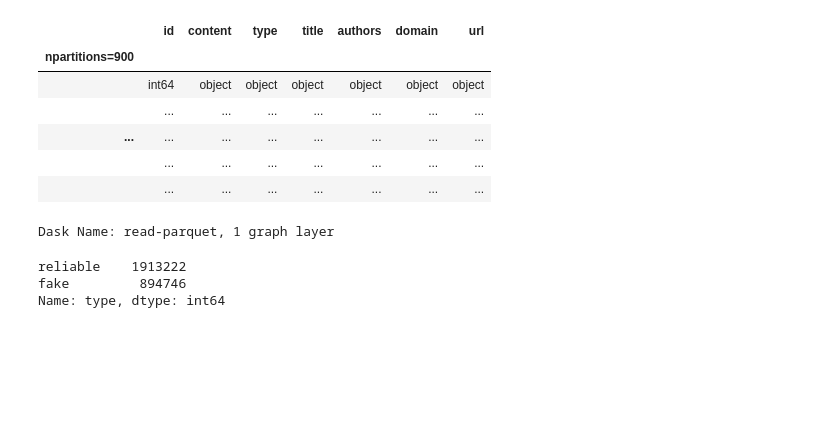
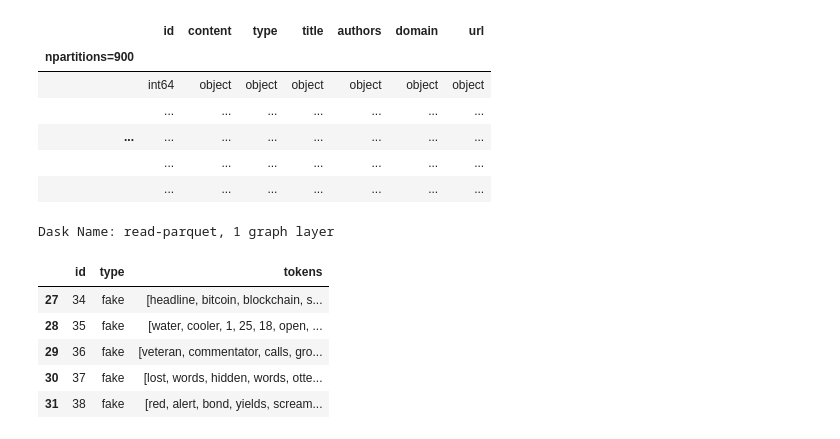
Before and after one commit to KristianDamPedersen/fakenewsproject, a Jupyter notebook: main_notebook.ipynb, the cells around one changed output. Drawn from its saved outputs; the diff is of its cells as text; code cells hidden in the pictures; blank space fills up the shorter version.

```diff
--- a/test_val_train_split.ipynb
+++ b/main_notebook.ipynb
@@ -70,0 +104,11 @@ ddf.head()
+# %%
+# Removing stopwords OBS! Have to download the model first (spacy download en_core_web_sm)
+import spacy as sp
+en = sp.load('en_core_web_sm')
+stopwords = en.Defaults.stop_words
+
+def remove_stopwords(tokens):
+    """
+    Removes stopwords from a given list of tokens
+    """
+    return list(filter(lambda word: word not in stopwords, tokens))
@@ -70,0 +127,6 @@ ddf.head()
+# %%
+def tokenization_pipeline(text):
+    """
+    Applies the tokenization pipeline to a given text entry
+    """
+    return remove_stopwords(tokenize(remove_newlines(text.lower())))
@@ -360,7 +338,7 @@ OSError: could not get source code
 # %%
 # Import the data
 import dask.dataframe as dd
-ddf = dd.read_parquet('data/new_parquets', engine='pyarrow', compression='snappy')
+ddf = dd.read_parquet('data/filtered_parquets/', engine='pyarrow', compression='snappy')
 ddf
 # %% [output]
 Dask DataFrame Structure:
@@ -372,11 +350,15 @@ Dask DataFrame Structure:
 |  | ... | ... | ... | ... | ... | ... | ... |
 |  | ... | ... | ... | ... | ... | ... | ... |
 Dask Name: read-parquet, 1 graph layer
-# %%
-# Sort dataset to only include "reliable" and "fake" types
-ddf = ddf[ddf['type'].isin(['reliable', 'fake'])]
-ddf.type.value_counts().compute()
-# %% [output]
-reliable    1913222
-fake         894746
-Name: type, dtype: int64
+# %%
+# Apply the processing pipeline
+ddf['tokens'] = ddf['content'].apply(tokenization_pipeline, meta=('tokens', 'object'))
+ddf = ddf[['id', 'type', 'tokens']]
+ddf.head()
+# %% [output]
+|  | id | type | tokens |
+| 27 | 34 | fake | [headline, bitcoin, blockchain, s... |
+| 28 | 35 | fake | [water, cooler, 1, 25, 18, open, ... |
+| 29 | 36 | fake | [veteran, commentator, calls, gro... |
+| 30 | 37 | fake | [lost, words, hidden, words, otte... |
+| 31 | 38 | fake | [red, alert, bond, yields, scream... |
```
Also changed, not shown: parts of 39 cells of this notebook.
